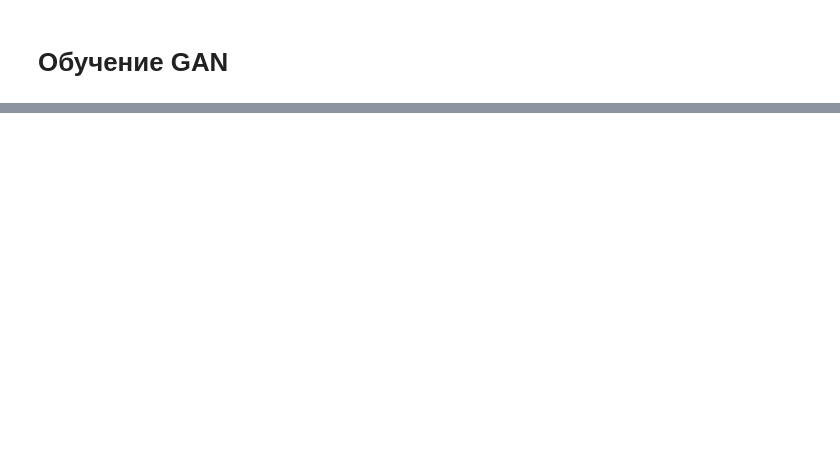
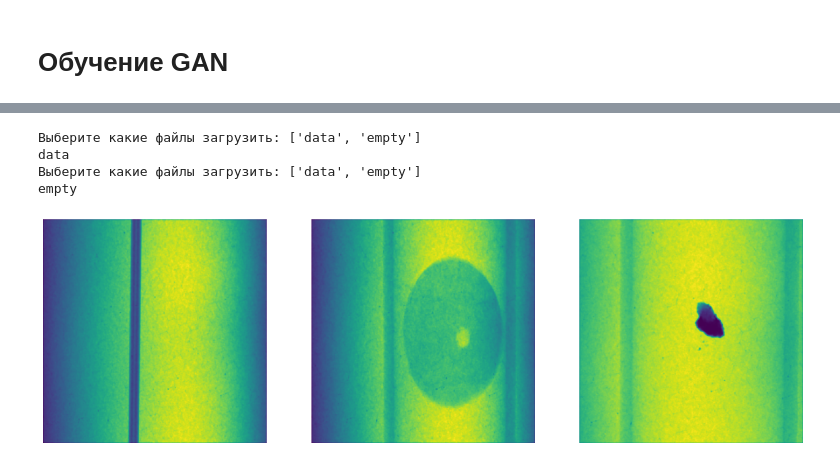
Before and after one commit to ArtGrig/ArtGrig, a Jupyter notebook: Flat_field_extractor.ipynb, the cells around one changed output, grey strips where cells are left out. Cells and saved outputs as stored; diff of their text form; code cells hidden in the pictures; blank space fills up the shorter version.

```diff
--- a/Flat_field_extractor.ipynb
+++ b/Flat_field_extractor.ipynb
@@ -364,0 +403,14 @@ Mean:  0.49594206 Std:  1.0479155
+# %%
+# создаем новый датасет из пар: изображение с объектом - пустой пучок
+X_train = dataUpload(DATA_PATH+'centr_256.hdf5', IMG_WIGHT, IMG_HEIGHT, IMG_CHANNELS)
+Y_train = dataUpload(DATA_PATH+'centr_256.hdf5', IMG_WIGHT, IMG_HEIGHT, IMG_CHANNELS)
+# %% [output]
+Выберите какие файлы загрузить: ['data', 'empty']
+data
+Выберите какие файлы загрузить: ['data', 'empty']
+empty
+# %%
+# смотрим на тренировчные данные
+plotExamples(X_train, n_samp=3)
+# %% [output]
+[figure, added]
```
Also changed, not shown: parts of 13 cells of this notebook.
